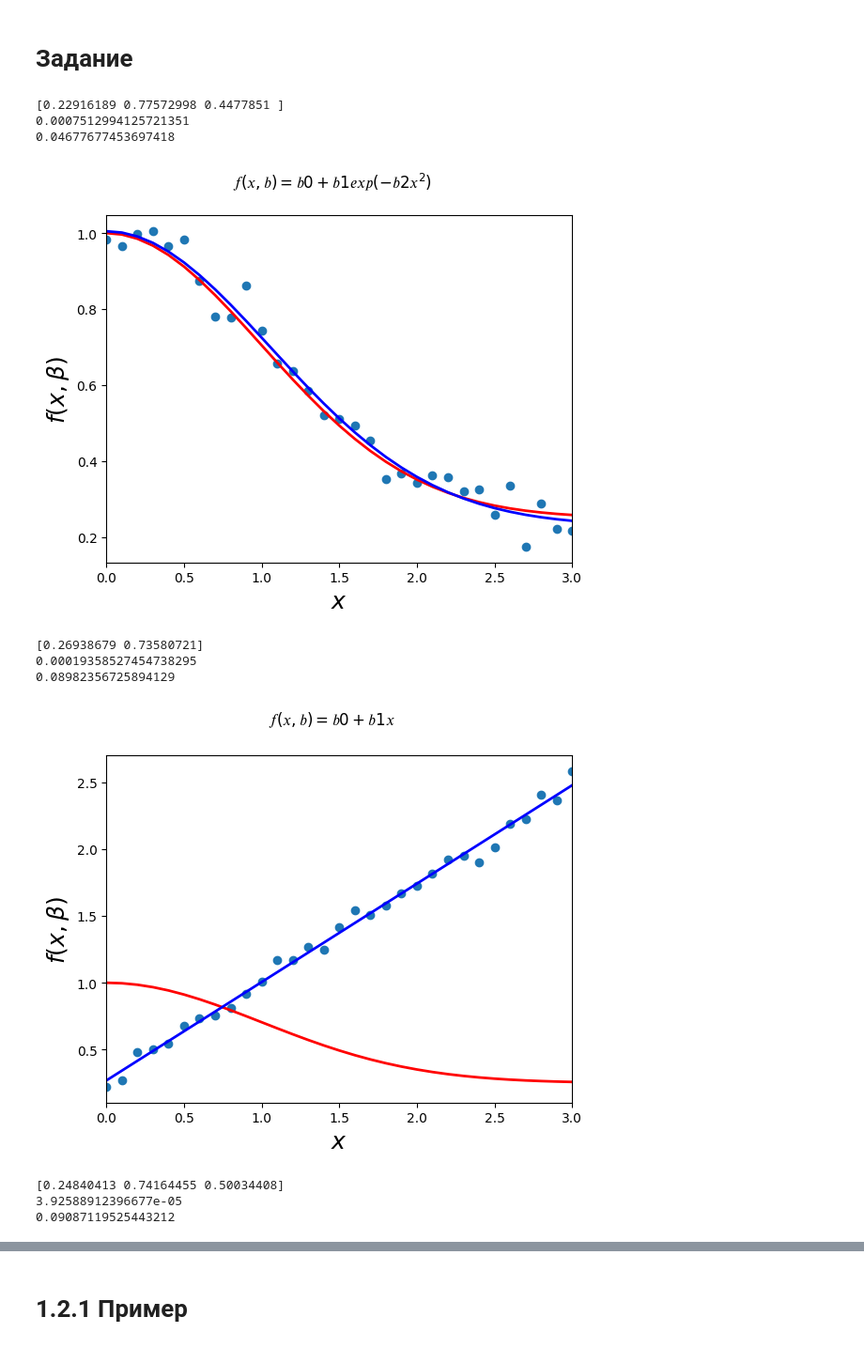
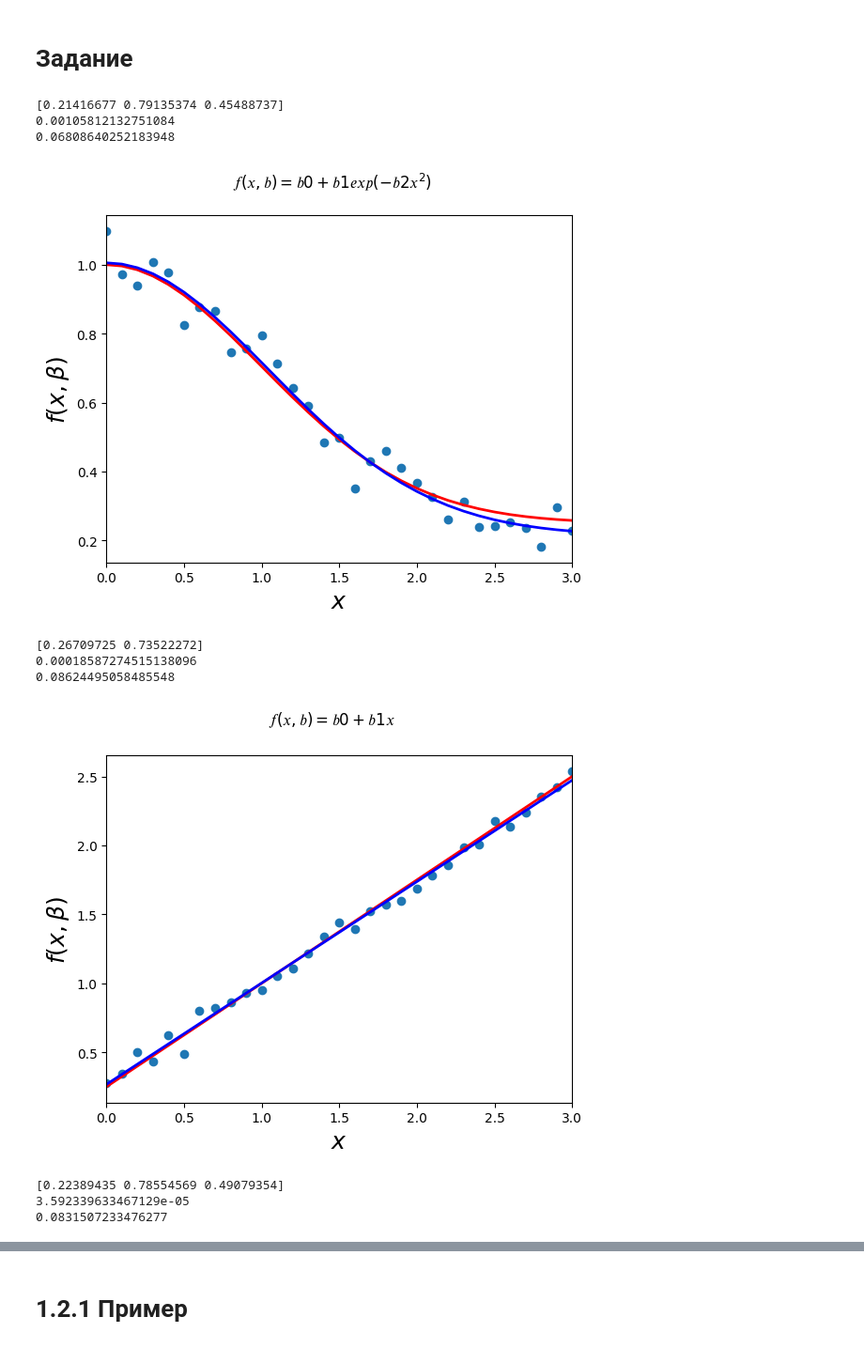
Before and after one commit to Dyglaz/artificial-intelligence, a Jupyter notebook: Kiselev_M_Workbook_4.ipynb, the cells around one changed output, grey strips where cells are left out. Shown at 94% size. Cells and saved outputs as stored; diff of their text form; code cells hidden in the pictures.

```diff
--- a/Kiselev_M_Workbook_4.ipynb
+++ b/Kiselev_M_Workbook_4.ipynb
@@ -380,8 +381,8 @@ beta = (0.25, 0.75)
 def f(x, b0, b1):
     return b0 + b1 * x
 xdata = np.linspace(0, 3, 31)
-у = f(xdata, *beta)
-ydata = у + 0.05 * np.random.randn(len(xdata))
+y = f(xdata, *beta)
+ydata = y + 0.05 * np.random.randn(len(xdata))
 beta_opt, beta_cov = sp.optimize.curve_fit(f, xdata, ydata)
 print(beta_opt)
 lin_dev = sum(beta_cov[0])
@@ -404,8 +405,8 @@ beta = (0.25, 0.75, 0.5)
 def f(x, b0, b1, b2):
     return b0 + b1 * x + b2 * x * x
 xdata = np.linspace(0, 3, 31)
-у = f(xdata, *beta)
-ydata = у + 0.05 * np.random.randn(len(xdata))
+y = f(xdata, *beta)
+ydata = y + 0.05 * np.random.randn(len(xdata))
 beta_opt, beta_cov = sp.optimize.curve_fit(f, xdata, ydata)
 print(beta_opt)
 lin_dev = sum(beta_cov[0])
@@ -428,8 +429,8 @@ beta = (1, 2)
 def f(x, b0, b1):
     return b0 + b1 * np.log(x)
 xdata = np.linspace(1, 4, 31)
-у = f(xdata, *beta)
-ydata = у + 0.05 * np.random.randn(len(xdata))
+y = f(xdata, *beta)
+ydata = y + 0.05 * np.random.randn(len(xdata))
 beta_opt, beta_cov = sp.optimize.curve_fit(f, xdata, ydata)
 print(beta_opt)
 lin_dev = sum(beta_cov[0])
@@ -442,43 +443,43 @@ fig.suptitle("$𝑓(𝑥,𝑏) = 𝑏0 + 𝑏1𝑙𝑛(𝑥)$", fontsize=12)
 ax.scatter(xdata, ydata)
 ax.plot(xdata, y, 'r', lw=2)
 ax.plot(xdata, f(xdata, *beta_opt), 'b', lw=2)
 ax.set_xlim(1, 4)
 ax.set_xlabel(r"$x$", fontsize=18)
 ax.set_ylabel(r"$f(x, \beta)$", fontsize=18)
 plt.show()
 
 # 𝑓(𝑥,𝑏) = 𝑏0 𝑥𝑏1
 beta = (1, 2)
 def f(x, b0, b1):
     return b0 * x ** b1
 xdata = np.linspace(1, 4, 31)
-у = f(xdata, *beta)
-ydata = у + 0.05 * np.random.randn(len(xdata))
+y = f(xdata, *beta)
+ydata = y + 0.05 * np.random.randn(len(xdata))
 beta_opt, beta_cov = sp.optimize.curve_fit(f, xdata, ydata)
 print(beta_opt)
 lin_dev = sum(beta_cov[0])
 print(lin_dev)
 residuals = ydata - f(xdata,*beta_opt)
 fres = sum(residuals**2)
 print(fres)
 fig, ax = plt.subplots()
 fig.suptitle("$𝑓(𝑥,𝑏) = 𝑏0 𝑥𝑏1$", fontsize=12)
 ax.scatter(xdata, ydata)
 ax.plot(xdata, y, 'r', lw=2)
 ax.plot(xdata, f(xdata, *beta_opt), 'b', lw=2)
 ax.set_xlim(1, 4)
 ax.set_xlabel(r"$x$", fontsize=18)
 ax.set_ylabel(r"$f(x, \beta)$", fontsize=18)
 plt.show()
 # %% [output]
-[0.22916189 0.77572998 0.4477851 ]
-0.0007512994125721351
-0.04677677453697418
+[0.21416677 0.79135374 0.45488737]
+0.00105812132751084
+0.06808640252183948
-[figure, old version]
+[figure, new version]
-[0.26938679 0.73580721]
-0.00019358527454738295
-0.08982356725894129
+[0.26709725 0.73522272]
+0.00018587274515138096
+0.08624495058485548
-[figure, old version]
+[figure, new version]
-[0.24840413 0.74164455 0.50034408]
-3.92588912396677e-05
-0.09087119525443212
+[0.22389435 0.78554569 0.49079354]
+3.592339633467129e-05
+0.0831507233476277
```
Also changed, not shown: parts of 6 cells of this notebook, 15 other files.
